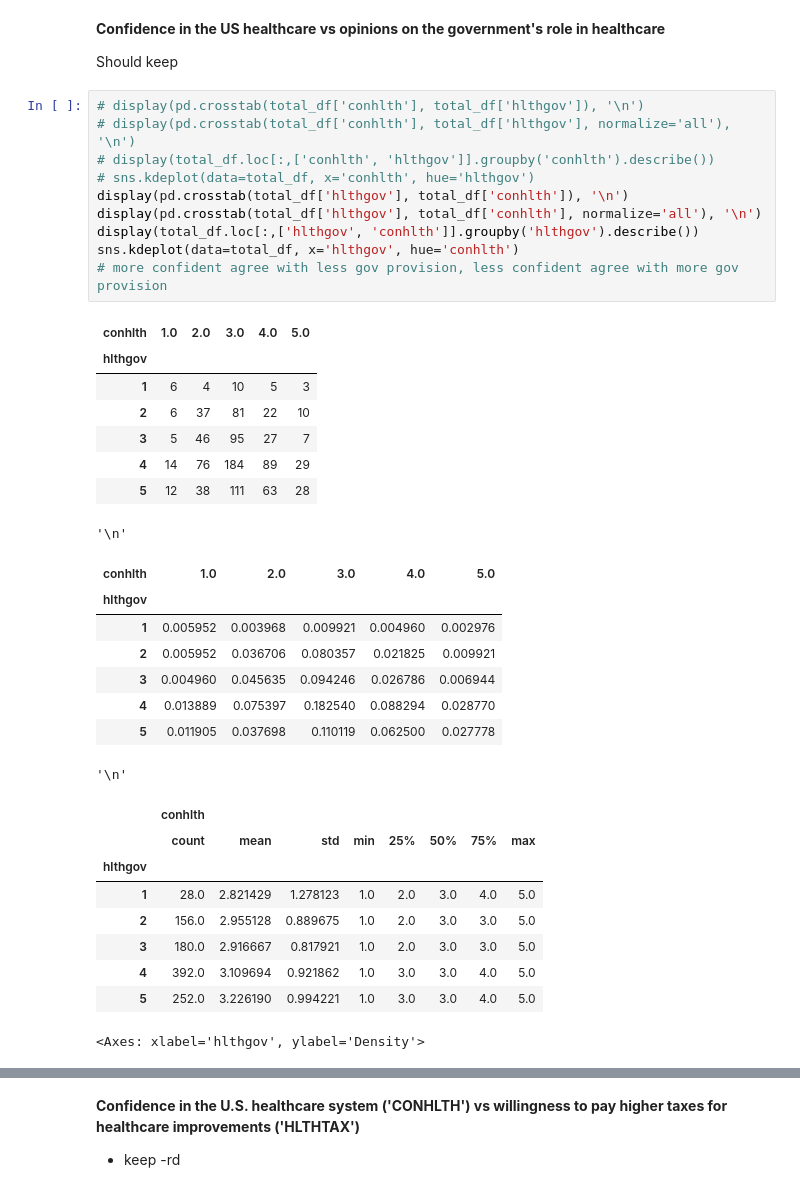
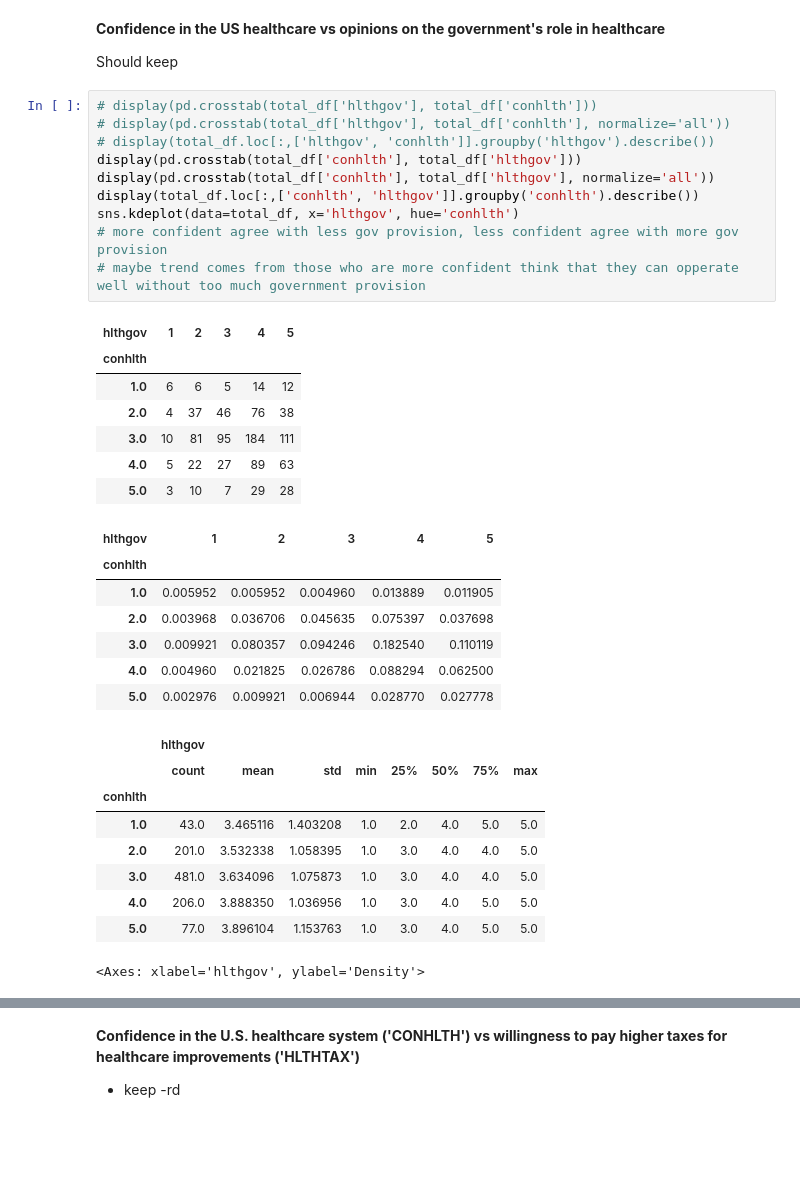
Before and after one commit to ryandinnh/project_gss, a Jupyter notebook: outline of gss project.ipynb, the cells around one changed output, grey strips where cells are left out. Cells and saved outputs as stored; diff of their text form; blank space fills up the shorter version.

```diff
--- a/outline of gss project.ipynb
+++ b/outline of gss project.ipynb
@@ -288,41 +242,39 @@ sns.kdeplot(data=total_df, x='hlthinf', hue='conhlth')
 
 Should keep
 # %%
-# display(pd.crosstab(total_df['conhlth'], total_df['hlthgov']), '\n')
-# display(pd.crosstab(total_df['conhlth'], total_df['hlthgov'], normalize='all'), '\n')
-# display(total_df.loc[:,['conhlth', 'hlthgov']].groupby('conhlth').describe())
-# sns.kdeplot(data=total_df, x='conhlth', hue='hlthgov')
-display(pd.crosstab(total_df['hlthgov'], total_df['conhlth']), '\n')
-display(pd.crosstab(total_df['hlthgov'], total_df['conhlth'], normalize='all'), '\n')
-display(total_df.loc[:,['hlthgov', 'conhlth']].groupby('hlthgov').describe())
+# display(pd.crosstab(total_df['hlthgov'], total_df['conhlth']))
+# display(pd.crosstab(total_df['hlthgov'], total_df['conhlth'], normalize='all'))
+# display(total_df.loc[:,['hlthgov', 'conhlth']].groupby('hlthgov').describe())
+display(pd.crosstab(total_df['conhlth'], total_df['hlthgov']))
+display(pd.crosstab(total_df['conhlth'], total_df['hlthgov'], normalize='all'))
+display(total_df.loc[:,['conhlth', 'hlthgov']].groupby('conhlth').describe())
 sns.kdeplot(data=total_df, x='hlthgov', hue='conhlth')
 # more confident agree with less gov provision, less confident agree with more gov provision
+# maybe trend comes from those who are more confident think that they can opperate well without too much government provision
 # %% [output]
-| conhlth | 1.0 | 2.0 | 3.0 | 4.0 | 5.0 |
-| hlthgov |  |  |  |  |  |
-| 1 | 6 | 4 | 10 | 5 | 3 |
-| 2 | 6 | 37 | 81 | 22 | 10 |
-| 3 | 5 | 46 | 95 | 27 | 7 |
-| 4 | 14 | 76 | 184 | 89 | 29 |
-| 5 | 12 | 38 | 111 | 63 | 28 |
+| hlthgov | 1 | 2 | 3 | 4 | 5 |
+| conhlth |  |  |  |  |  |
+| 1.0 | 6 | 6 | 5 | 14 | 12 |
+| 2.0 | 4 | 37 | 46 | 76 | 38 |
+| 3.0 | 10 | 81 | 95 | 184 | 111 |
+| 4.0 | 5 | 22 | 27 | 89 | 63 |
+| 5.0 | 3 | 10 | 7 | 29 | 28 |
+| hlthgov | 1 | 2 | 3 | 4 | 5 |
+| conhlth |  |  |  |  |  |
+| 1.0 | 0.005952 | 0.005952 | 0.004960 | 0.013889 | 0.011905 |
+| 2.0 | 0.003968 | 0.036706 | 0.045635 | 0.075397 | 0.037698 |
+| 3.0 | 0.009921 | 0.080357 | 0.094246 | 0.182540 | 0.110119 |
+| 4.0 | 0.004960 | 0.021825 | 0.026786 | 0.088294 | 0.062500 |
+| 5.0 | 0.002976 | 0.009921 | 0.006944 | 0.028770 | 0.027778 |
+|  | hlthgov |  |  |  |  |  |  |  |
+|  | count | mean | std | min | 25% | 50% | 75% | max |
+| conhlth |  |  |  |  |  |  |  |  |
+| 1.0 | 43.0 | 3.465116 | 1.403208 | 1.0 | 2.0 | 4.0 | 5.0 | 5.0 |
+| 2.0 | 201.0 | 3.532338 | 1.058395 | 1.0 | 3.0 | 4.0 | 4.0 | 5.0 |
+| 3.0 | 481.0 | 3.634096 | 1.075873 | 1.0 | 3.0 | 4.0 | 4.0 | 5.0 |
+| 4.0 | 206.0 | 3.888350 | 1.036956 | 1.0 | 3.0 | 4.0 | 5.0 | 5.0 |
+| 5.0 | 77.0 | 3.896104 | 1.153763 | 1.0 | 3.0 | 4.0 | 5.0 | 5.0 |
-'\n'
+<Axes: xlabel='hlthgov', ylabel='Density'>
-| conhlth | 1.0 | 2.0 | 3.0 | 4.0 | 5.0 |
-| hlthgov |  |  |  |  |  |
-| 1 | 0.005952 | 0.003968 | 0.009921 | 0.004960 | 0.002976 |
-| 2 | 0.005952 | 0.036706 | 0.080357 | 0.021825 | 0.009921 |
-| 3 | 0.004960 | 0.045635 | 0.094246 | 0.026786 | 0.006944 |
-| 4 | 0.013889 | 0.075397 | 0.182540 | 0.088294 | 0.028770 |
-| 5 | 0.011905 | 0.037698 | 0.110119 | 0.062500 | 0.027778 |
-'\n'
-|  | conhlth |  |  |  |  |  |  |  |
-|  | count | mean | std | min | 25% | 50% | 75% | max |
-| hlthgov |  |  |  |  |  |  |  |  |
-| 1 | 28.0 | 2.821429 | 1.278123 | 1.0 | 2.0 | 3.0 | 4.0 | 5.0 |
-| 2 | 156.0 | 2.955128 | 0.889675 | 1.0 | 2.0 | 3.0 | 3.0 | 5.0 |
-| 3 | 180.0 | 2.916667 | 0.817921 | 1.0 | 2.0 | 3.0 | 3.0 | 5.0 |
-| 4 | 392.0 | 3.109694 | 0.921862 | 1.0 | 3.0 | 3.0 | 4.0 | 5.0 |
-| 5 | 252.0 | 3.226190 | 0.994221 | 1.0 | 3.0 | 3.0 | 4.0 | 5.0 |
-<Axes: xlabel='hlthgov', ylabel='Density'>
 [figure]
 # %% [markdown]
 **Confidence in the U.S. healthcare system ('CONHLTH') vs willingness to pay higher taxes for healthcare improvements ('HLTHTAX')**
```
Also changed, not shown: parts of 17 cells of this notebook.
